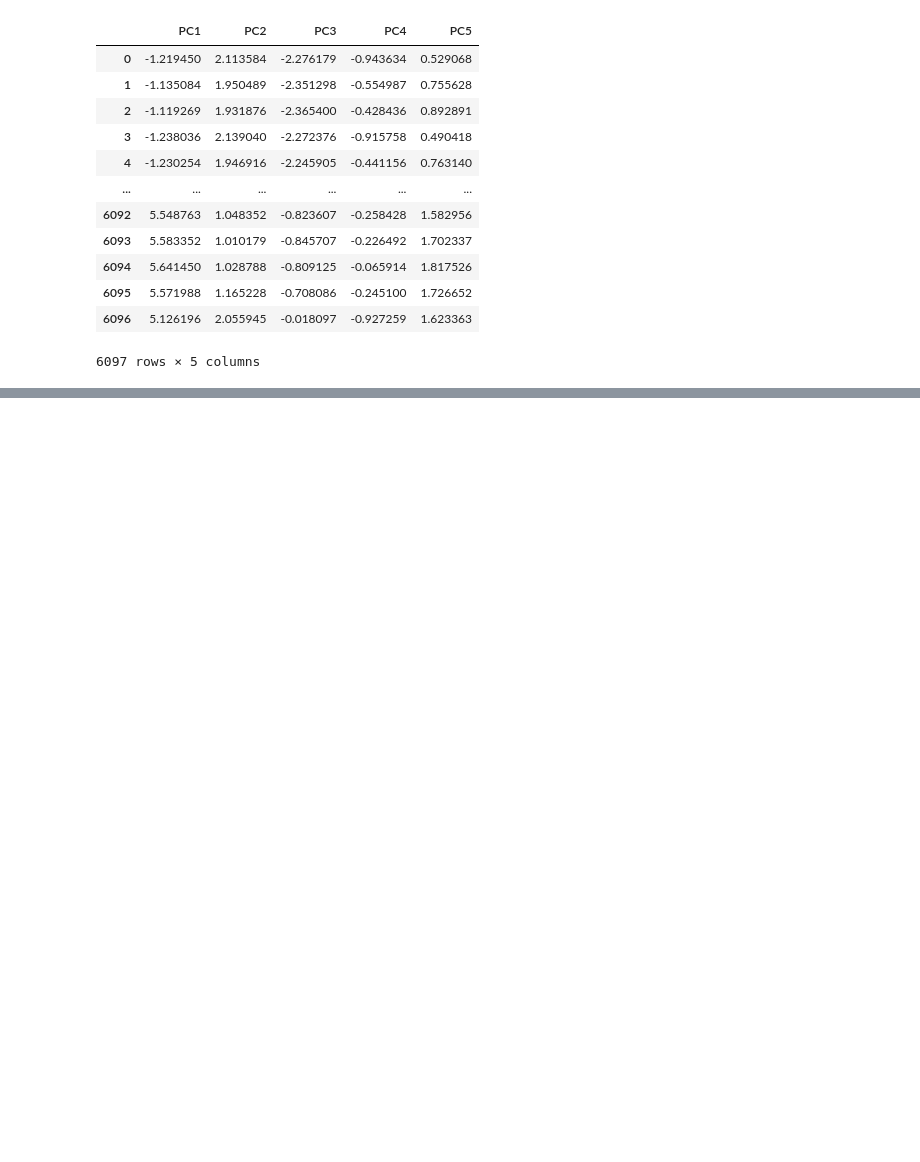
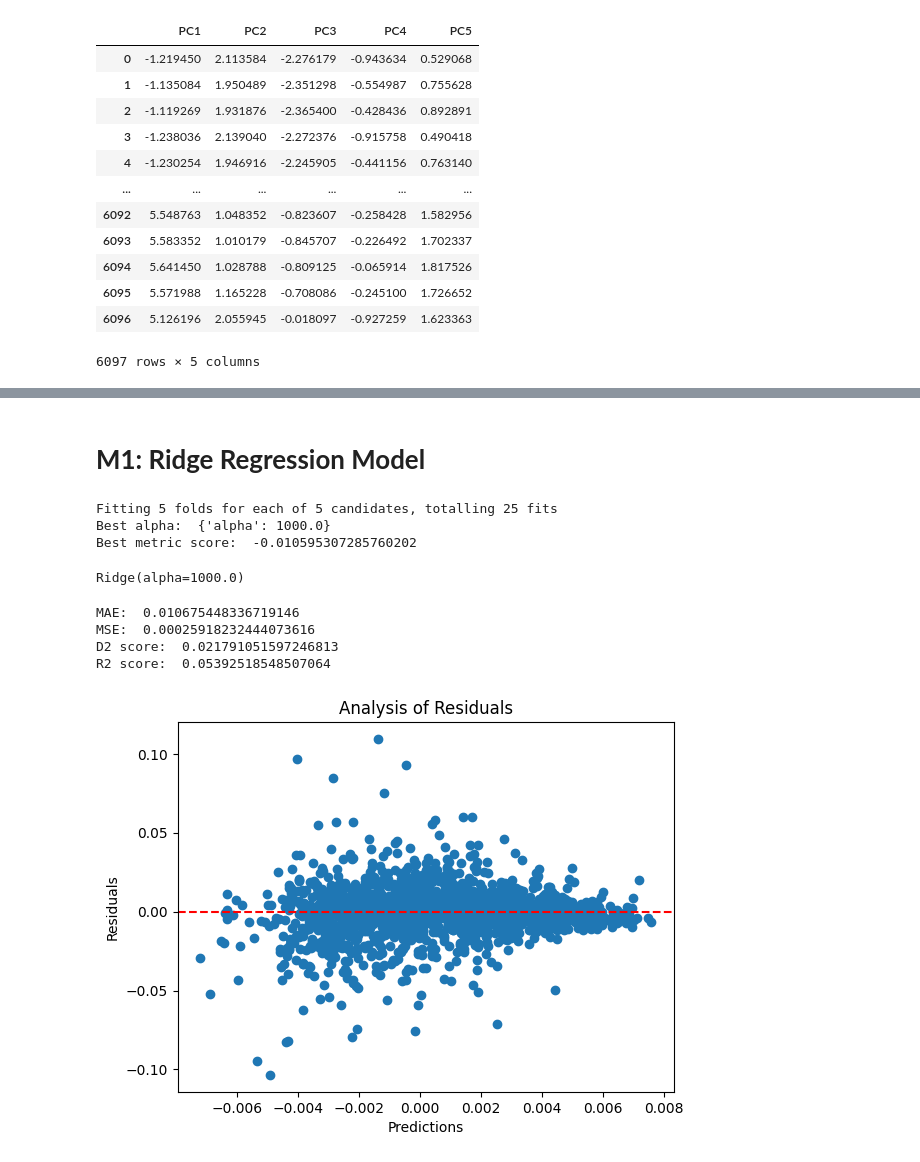
Before and after one commit to pbuitragoa33/NASDAQ-Change-Prediction, a Jupyter notebook: analysisML.ipynb, the cells around one changed output, grey strips where cells are left out. Drawn from its saved outputs; the diff is of its cells as text; code cells hidden in the pictures; blank space fills up the shorter version.

Commit message:
With Ridge and Random Forest Models

```diff
--- a/analysisML.ipynb
+++ b/analysisML.ipynb
@@ -223,0 +225,5 @@ Name: Daily ROC, Length: 6097, dtype: float64
+# %%
+# Turn the data into a dataframe
+
+y = pd.DataFrame(y, columns = ['Daily ROC'])
+y
@@ -223,0 +244,4 @@ Name: Daily ROC, Length: 6097, dtype: float64
+# %%
+# Train/Test split
+
+X_train, X_test, y_train, y_test = train_test_split(X_pre, y, test_size = 0.3, random_state = 42)
@@ -223,0 +251,70 @@ Name: Daily ROC, Length: 6097, dtype: float64
+# %% [markdown]
+# **M1: Ridge Regression Model**
+# %%
+# Ridge Model Hyperparameters Tunning
+
+from sklearn.linear_model import Ridge
+
+model_RidgeHT = Ridge()
+
+# Grid Parameters
+
+param_grid = {'alpha': [0.1, 1.0, 10.0, 100.0, 1000.0]}
+
+# Grid Search
+
+grid_search = GridSearchCV(model_RidgeHT, param_grid, scoring = 'neg_mean_absolute_error', cv = 5, verbose = True)
+grid_search.fit(X_train, y_train)
+
+# Best alpha value
+
+print("Best alpha: ", grid_search.best_params_)
+print("Best metric score: ", grid_search.best_score_)
+# %% [output]
+Fitting 5 folds for each of 5 candidates, totalling 25 fits
+Best alpha:  {'alpha': 1000.0}
+Best metric score:  -0.010595307285760202
+# %%
+# Retrain the model with the best alpha
+
+modelRidge = Ridge(alpha = 1000.0)
+modelRidge.fit(X_train, y_train)
+# %% [output]
+Ridge(alpha=1000.0)
+# %%
+# Test the model precission
+
+y_pred = modelRidge.predict(X_test)
+
+mae = mean_absolute_error(y_test, y_pred)
+mse = mean_squared_error(y_test, y_pred)
+d2 = d2_absolute_error_score(y_test, y_pred)
+r2 = r2_score(y_test, y_pred)
+
+print('MAE: ', mae)
+print('MSE: ', mse)
+print('D2 score: ', d2)
+print('R2 score: ', r2)
+# %% [output]
+MAE:  0.010675448336719146
+MSE:  0.00025918232444073616
+D2 score:  0.021791051597246813
+R2 score:  0.05392518548507064
+# %%
+# Analysis of Residuals
+
+# Convert the dataframe y_test into a serie
+
+y_test_sq = y_test.squeeze()
+residuals = y_test_sq - y_pred
+
+# Plot
+
+plt.scatter(y_pred, residuals)
+plt.axhline(0, color='red', linestyle='--')
+plt.xlabel('Predictions')
+plt.ylabel('Residuals')
+plt.title('Analysis of Residuals')
+plt.show()
+# %% [output]
+[figure, added]
```
Also changed, not shown: parts of 10 cells of this notebook.
